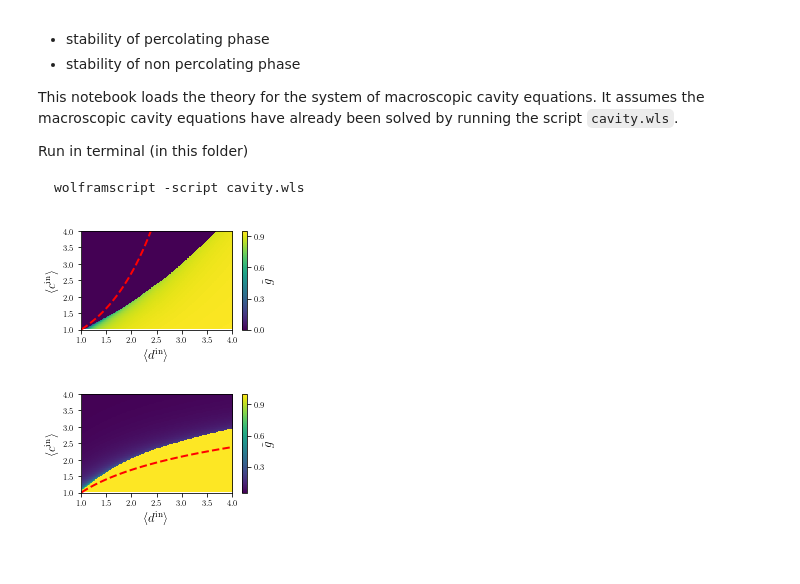
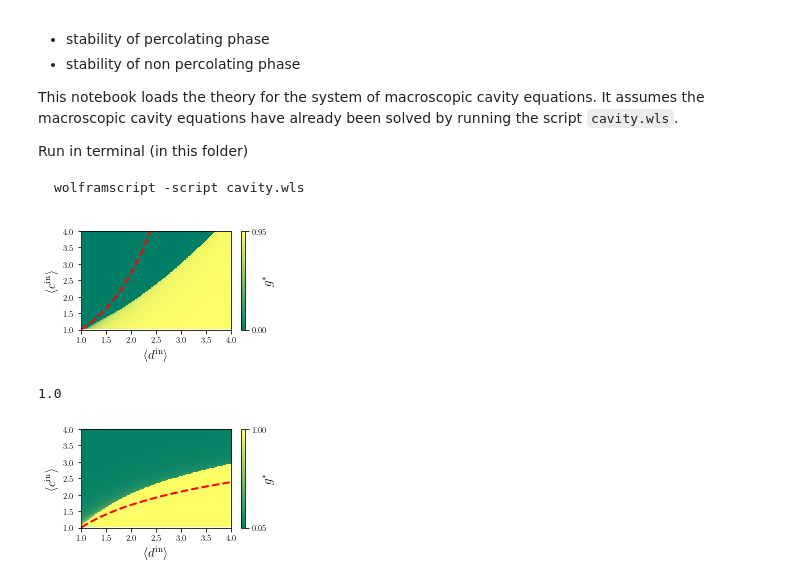
Before and after one commit to g-torr/percolation-grn, a Jupyter notebook: Section-4/macroscopic-cavity/macroscopic_cavity.ipynb, the cells around one changed output. Saved outputs shown, nothing was run; the diff lists cells and outputs as text; code cells hidden in the pictures.

```diff
--- a/Section-4/macroscopic-cavity/macroscopic_cavity.ipynb
+++ b/Section-4/macroscopic-cavity/macroscopic_cavity.ipynb
@@ -25,33 +25,37 @@ latexify.latexify(columns=2)
 # %%
 on = load_mathematica_tb.cavity("./")
 # %%
-on.heatmap()
+on.heatmap(cmap = 'summer',vmax = 0.95)
 plt.xlabel('$\langle d^{\mathrm{in}} \\rangle$',fontsize=13)
 plt.ylabel('$\langle c^{\mathrm{in}} \\rangle$',fontsize=13)
 #plot(c_thr+1,1+d_thr,'w--',lw=2)
 cs= np.linspace(min(on.gene_cavity_tb.columns),max(on.gene_cavity_tb.columns),100)
 plt.plot(cs+1, np.exp( cs),'--r',lw=2)
 cbar=plt.colorbar()
-cbar.set_label("$\\tilde{g}$",rotation=90,fontsize=13,labelpad=-2)
-cbar.set_ticks([0,0.3,0.6,0.9])
+cbar.set_label("$g^{*}$",rotation=90,fontsize=13,labelpad=-5)
+cbar.set_ticks([0,0.95])
 plt.ylim(1,max(on.gene_cavity_tb.index)+1)
 plt.xlim([1,4])
 plt.ylim([1,4])
 plt.tight_layout()
 #plt.savefig('genes_on.pdf')
 # %% [output]
-[figure, old version]
+[figure, new version]
+# %%
+off.gene_cavity_tb.values.max()
+# %% [output]
+1.0
 # %%
 off = load_mathematica_tb.cavity("./",False)
-off.heatmap()
+off.heatmap(cmap ='summer',vmin = 0.05)
 plt.xlabel('$\langle d^{\mathrm{in}} \\rangle$',fontsize=13)
 plt.ylabel('$\langle c^{\mathrm{in}} \\rangle$',fontsize=13)
 cbar=plt.colorbar()
 #plot(d_thr+1,1+c_thr,'k--',lw=3)
 cs= np.linspace(min(off.gene_cavity_tb.columns),max(off.gene_cavity_tb.columns),100)
 plt.plot(cs+1, 1+np.log( 1+cs),'--r',lw=2)
-cbar.set_label("$\\tilde{g}$",rotation=90,fontsize=13,labelpad=-2)
-cbar.set_ticks([0,0.3,0.6,0.9])
+cbar.set_label("$g^{*}$",rotation=90,fontsize=13,labelpad=-5)
+cbar.set_ticks([0.05,1])
 #plt.ylim(1,max(off.gene_cavity_tb.index)+1)
 plt.xlim([1,4])
 plt.ylim([1,4])
@@ -59,4 +63,4 @@ plt.tight_layout()
 
 #plt.savefig('genes_off.pdf')
 # %% [output]
-[figure, old version]
+[figure, new version]
```
Also changed, not shown: parts of 1 cell of this notebook, 43 other files.
